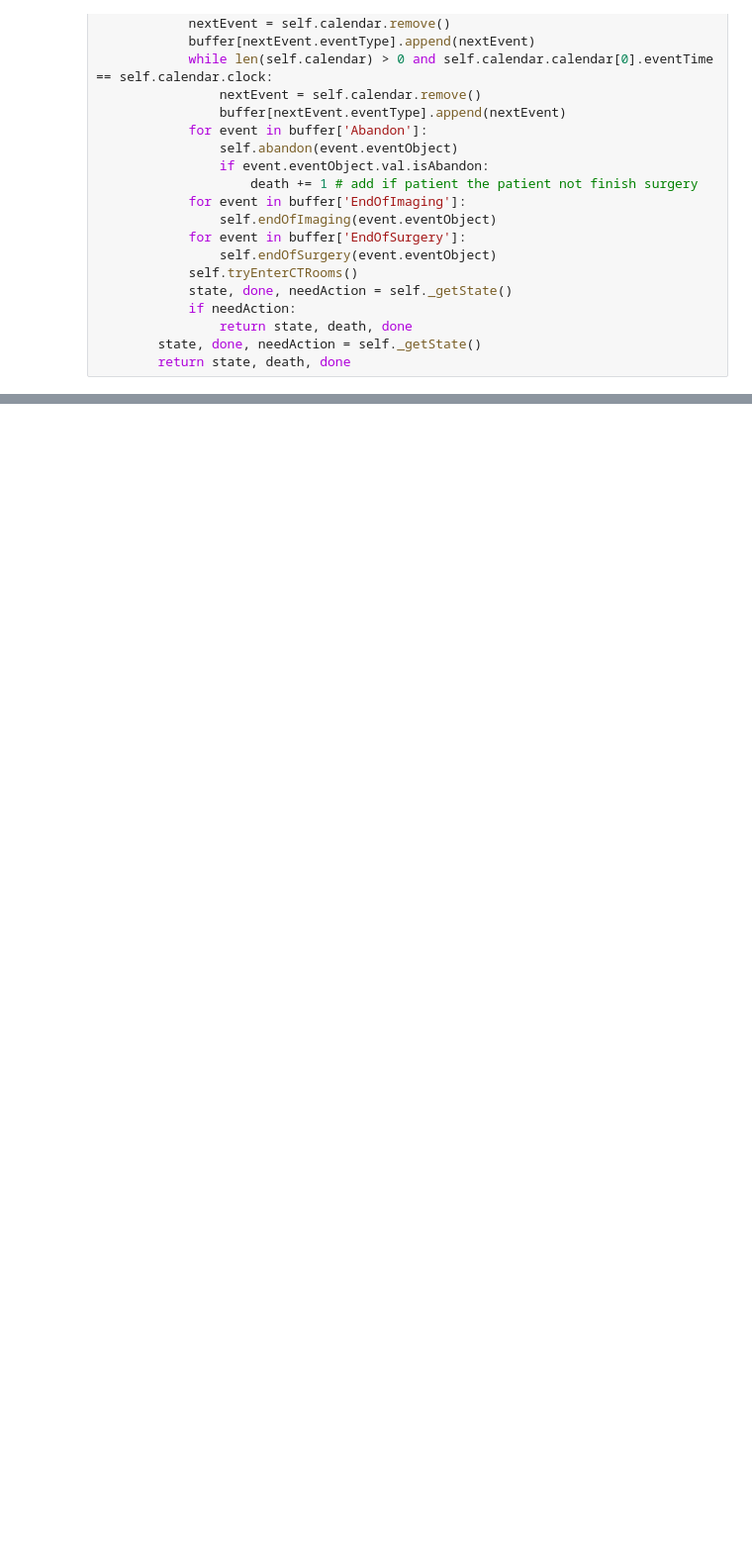
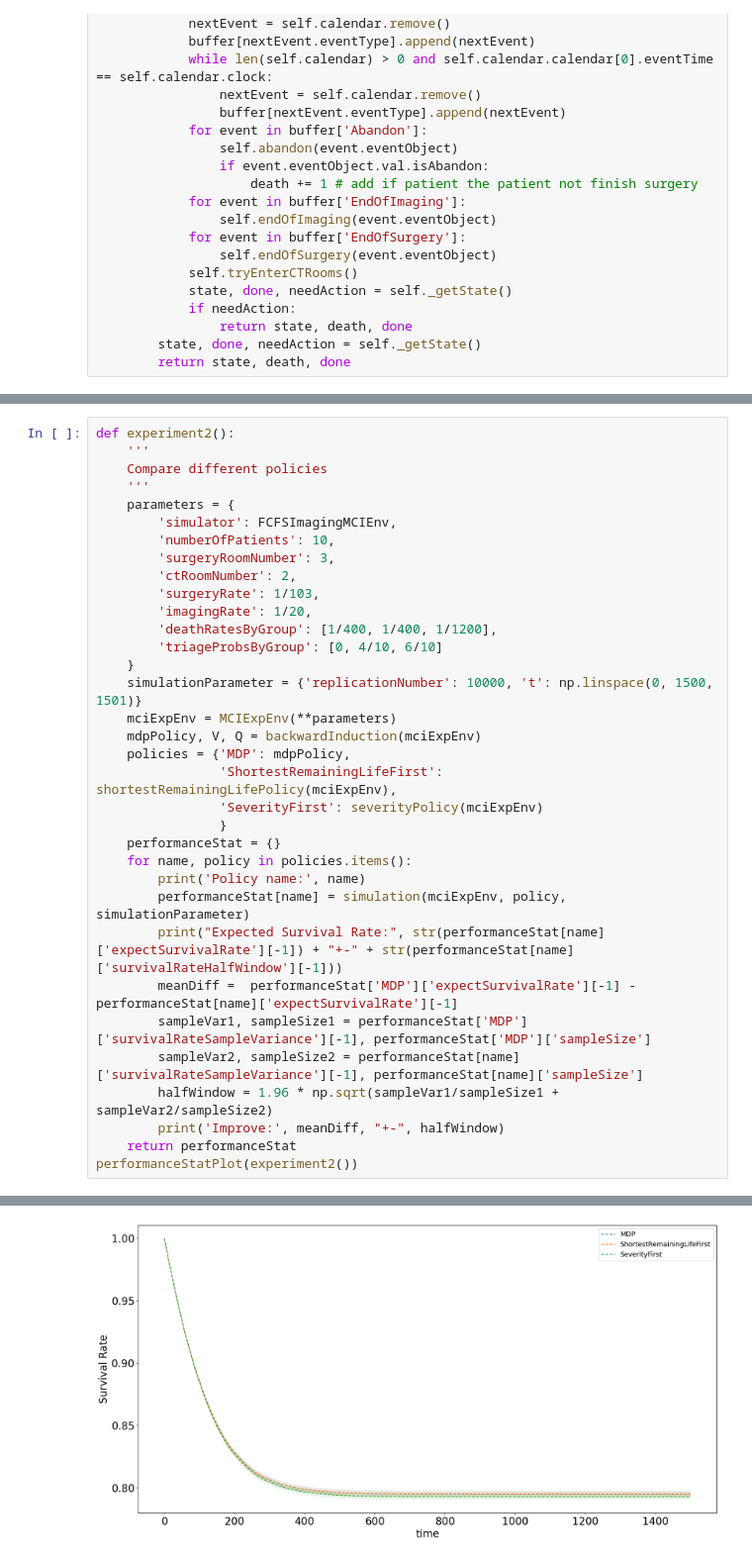
Before and after one commit to Yanboding/MCIScheduling, a Jupyter notebook: MCIDecision.ipynb, the cells around one changed output, grey strips where cells are left out. Shown at 99% size. Drawn from its saved outputs; the diff is of its cells as text; blank space fills up the shorter version.

```diff
--- a/MCIDecision.ipynb
+++ b/MCIDecision.ipynb
@@ -609,3 +727,38 @@ def simulation(env, policy, simulationParameter):
          'expectNumberOfSurgery': expectNumberOfSurgery,
          'averageCost': averageCost
          }
+# %%
+def experiment2():
+    '''
+    Compare different policies
+    '''
+    parameters = {
+        'simulator': FCFSImagingMCIEnv,
+        'numberOfPatients': 10,
+        'surgeryRoomNumber': 3,
+        'ctRoomNumber': 2,
+        'surgeryRate': 1/103,
+        'imagingRate': 1/20,
+        'deathRatesByGroup': [1/400, 1/400, 1/1200],
+        'triageProbsByGroup': [0, 4/10, 6/10]
+    }
+    simulationParameter = {'replicationNumber': 10000, 't': np.linspace(0, 1500, 1501)}
+    mciExpEnv = MCIExpEnv(**parameters)
+    mdpPolicy, V, Q = backwardInduction(mciExpEnv)
+    policies = {'MDP': mdpPolicy,
+                'ShortestRemainingLifeFirst': shortestRemainingLifePolicy(mciExpEnv),
+                'SeverityFirst': severityPolicy(mciExpEnv)
+                }
+    performanceStat = {}
+    for name, policy in policies.items():
+        print('Policy name:', name)
+        performanceStat[name] = simulation(mciExpEnv, policy, simulationParameter)
+        print("Expected Survival Rate:", str(performanceStat[name]['expectSurvivalRate'][-1]) + "+-" + str(performanceStat[name]['survivalRateHalfWindow'][-1]))
+        meanDiff =  performanceStat['MDP']['expectSurvivalRate'][-1] - performanceStat[name]['expectSurvivalRate'][-1]
+        sampleVar1, sampleSize1 = performanceStat['MDP']['survivalRateSampleVariance'][-1], performanceStat['MDP']['sampleSize']
+        sampleVar2, sampleSize2 = performanceStat[name]['survivalRateSampleVariance'][-1], performanceStat[name]['sampleSize']
+        halfWindow = 1.96 * np.sqrt(sampleVar1/sampleSize1 + sampleVar2/sampleSize2)
+        print('Improve:', meanDiff, "+-", halfWindow)
+    return performanceStat
+performanceStatPlot(experiment2())
+# %% [output]
@@ -612,3 +774,4 @@ def simulation(env, policy, simulationParameter):
+[figure, added]
 # %%
 def experiment1():
     '''
```
Also changed, not shown: parts of 10 cells of this notebook.
